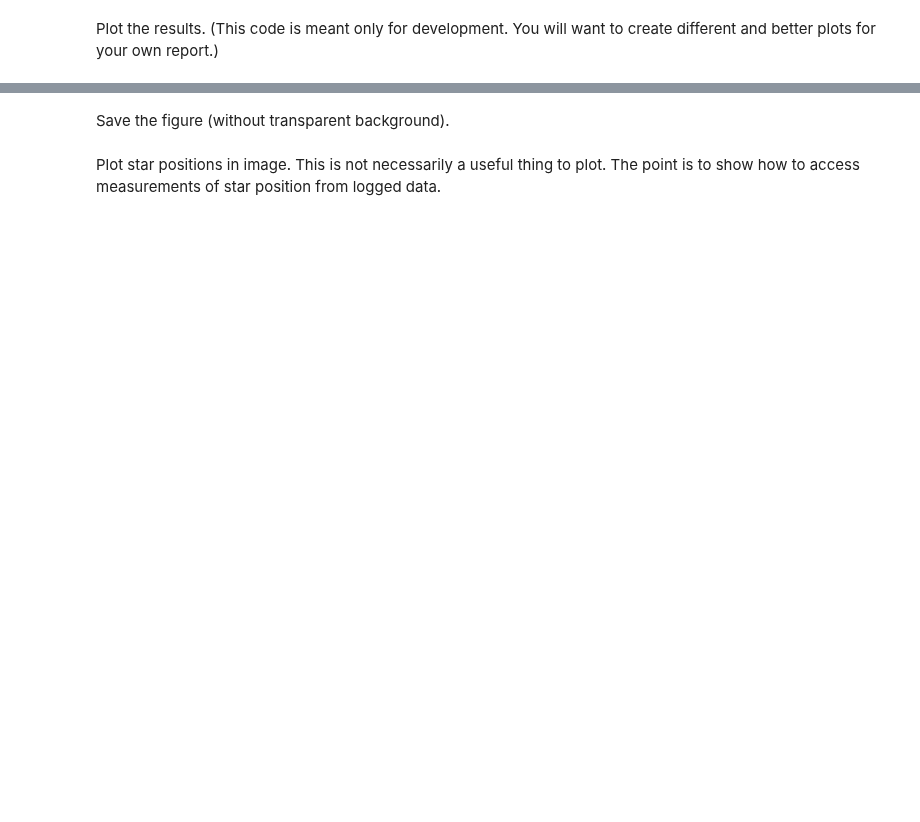
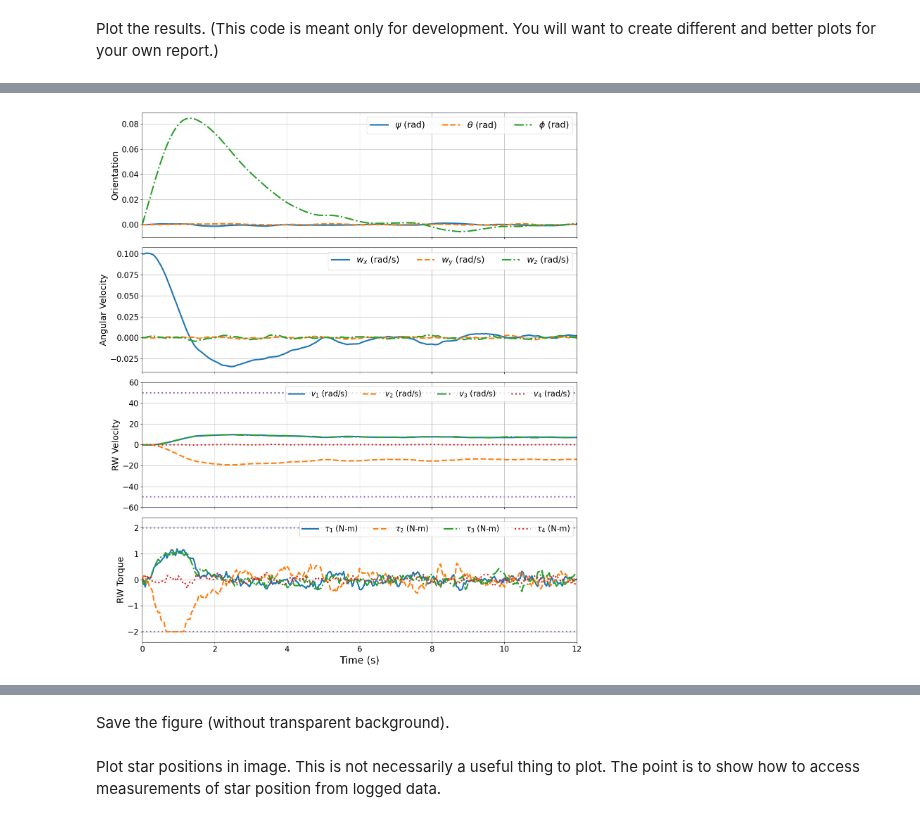
Before and after one commit to TheBestBot/ae353-sp25, a Jupyter notebook: projects/03_spacecraft/SpacecraftDemo-Template.ipynb, the cells around one changed output, grey strips where cells are left out. Saved outputs shown, nothing was run; the diff lists cells and outputs as text; code cells hidden in the pictures; blank space fills up the shorter version.

```diff
--- a/projects/03_spacecraft/SpacecraftDemo-Template.ipynb
+++ b/projects/03_spacecraft/SpacecraftDemo-Template.ipynb
@@ -282,0 +284,74 @@ fig.tight_layout()
+# %%
+import matplotlib.pyplot as plt
+import numpy as np
+
+# Define different line styles
+line_styles = ['-', '--', '-.', ':']
+
+# Create a larger figure with four subplots
+fig, (ax_ori, ax_vel, ax_rwvel, ax_rwtau) = plt.subplots(4, 1, figsize=(14, 16), sharex=True)
+
+# Plot yaw, pitch, roll angles
+for i, (angle, label) in enumerate(zip(
+    ['psi', 'theta', 'phi'],
+    [r'$\psi$ (rad)', r'$\theta$ (rad)', r'$\phi$ (rad)']
+)):
+    ax_ori.plot(data['t'], data[angle], label=label, linewidth=3, linestyle=line_styles[i % len(line_styles)])
+
+ax_ori.grid()
+ax_ori.legend(fontsize=18, ncol=3, loc='upper right')
+ax_ori.tick_params(labelsize=16)
+ax_ori.set_ylabel('Orientation', fontsize=18)
+
+# Plot angular velocities
+for i, (w, label) in enumerate(zip(
+    ['w_x', 'w_y', 'w_z'],
+    [r'$w_x$ (rad/s)', r'$w_y$ (rad/s)', r'$w_z$ (rad/s)']
+)):
+    ax_vel.plot(data['t'], data[w], label=label, linewidth=3, linestyle=line_styles[i % len(line_styles)])
+
+ax_vel.grid()
+ax_vel.legend(fontsize=18, ncol=3, loc='upper right')
+ax_vel.tick_params(labelsize=16)
+ax_vel.set_ylabel('Angular Velocity', fontsize=18)
+
+# Plot reaction wheel velocities
+for i, (vel, label) in enumerate(zip(
+    ['wheel_1_velocity', 'wheel_2_velocity', 'wheel_3_velocity', 'wheel_4_velocity'],
+    [r'$v_1$ (rad/s)', r'$v_2$ (rad/s)', r'$v_3$ (rad/s)', r'$v_4$ (rad/s)']
+)):
+    ax_rwvel.plot(data['t'], data[vel], label=label, linewidth=3, linestyle=line_styles[i % len(line_styles)])
+
+# Add max and min velocity bounds
+ax_rwvel.plot(data['t'], np.ones_like(data['t']) * simulator.v_max, ':', linewidth=3, color='C4', zorder=0)
+ax_rwvel.plot(data['t'], -np.ones_like(data['t']) * simulator.v_max, ':', linewidth=3, color='C4', zorder=0)
+
+ax_rwvel.grid()
+ax_rwvel.legend(fontsize=16, ncol=4, loc='upper right')
+ax_rwvel.tick_params(labelsize=16)
+ax_rwvel.set_ylabel('RW Velocity', fontsize=18)
+ax_rwvel.set_ylim(-1.2 * simulator.v_max, 1.2 * simulator.v_max)
+
+# Plot torque applied to each reaction wheel
+for i, (tau, label) in enumerate(zip(
+    ['torque_1', 'torque_2', 'torque_3', 'torque_4'],
+    [r'$\tau_1$ (N-m)', r'$\tau_2$ (N-m)', r'$\tau_3$ (N-m)', r'$\tau_4$ (N-m)']
+)):
+    ax_rwtau.plot(data['t'], data[tau], label=label, linewidth=3, linestyle=line_styles[i % len(line_styles)])
+
+# Add max and min torque bounds
+ax_rwtau.plot(data['t'], np.ones_like(data['t']) * simulator.tau_max, ':', linewidth=3, color='C4', zorder=0)
+ax_rwtau.plot(data['t'], -np.ones_like(data['t']) * simulator.tau_max, ':', linewidth=3, color='C4', zorder=0)
+
+ax_rwtau.grid()
+ax_rwtau.legend(fontsize=16, ncol=4, loc='upper right')
+ax_rwtau.tick_params(labelsize=16)
+ax_rwtau.set_ylabel('RW Torque', fontsize=18)
+ax_rwtau.set_xlabel('Time (s)', fontsize=20)
+ax_rwtau.set_xlim([data['t'][0], data['t'][-1]])
+ax_rwtau.set_ylim(-1.2 * simulator.tau_max, 1.2 * simulator.tau_max)
+
+# Make layout tight and readable
+fig.tight_layout()
+# %% [output]
+[figure, added]
```
Also changed, not shown: parts of 13 cells of this notebook, 3 other files.
